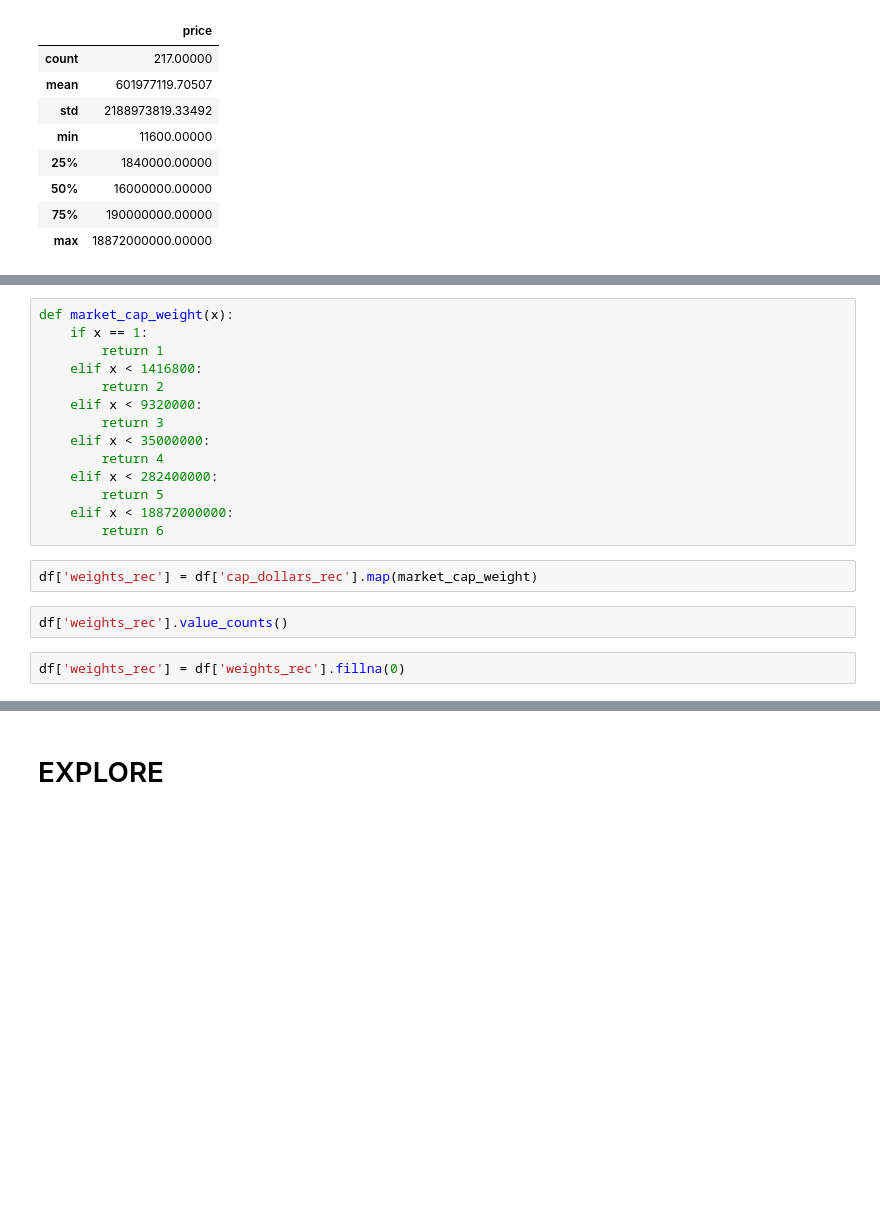
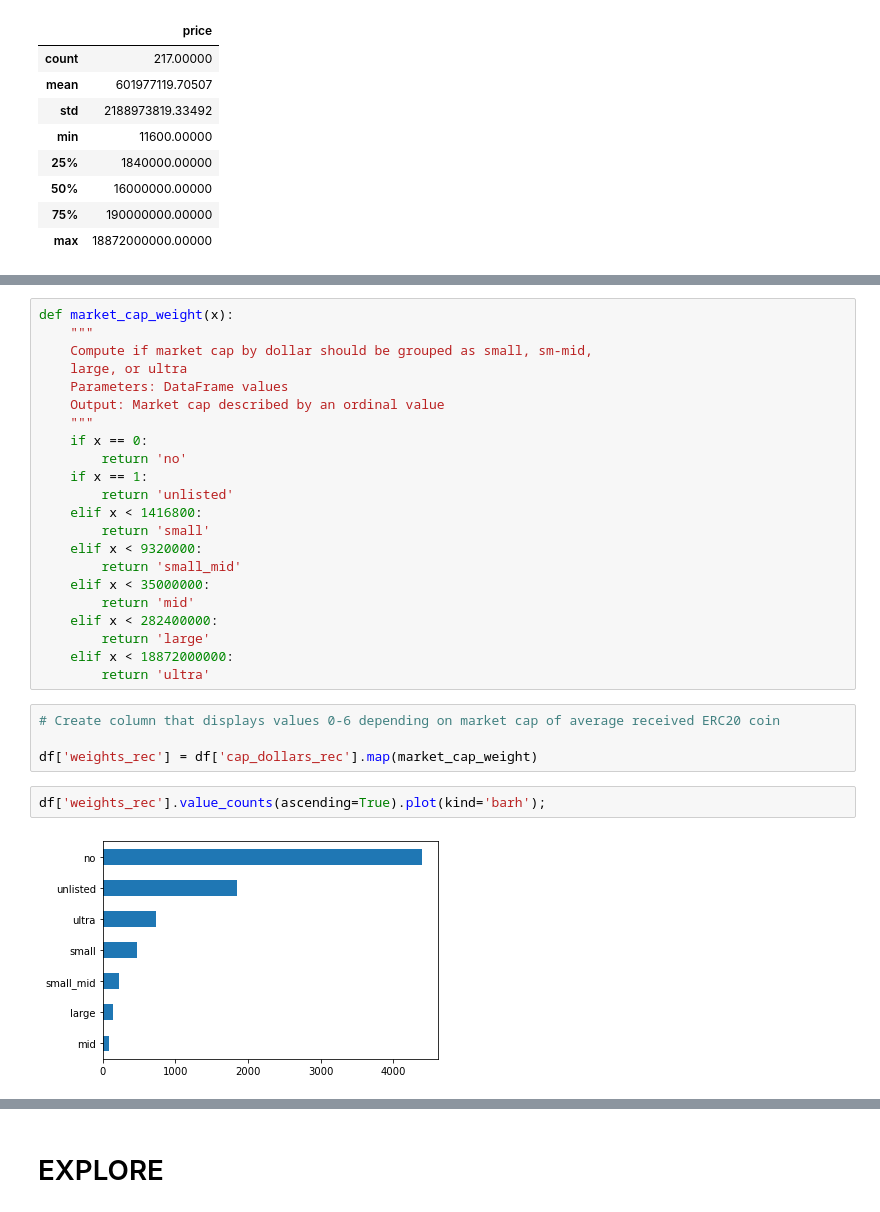
Before and after one commit to kuninethan95/OSEMN, a Jupyter notebook: index_OSEMN.ipynb, the cells around one changed output, grey strips where cells are left out. Saved outputs shown, nothing was run; the diff lists cells and outputs as text; blank space fills up the shorter version.

```diff
--- a/index_OSEMN.ipynb
+++ b/index_OSEMN.ipynb
@@ -665,20 +664,30 @@ print(f"Ultra Cap Upper Bound: ${round(np.quantile(df_priced['price'], 1.00),1):
 # %%
 def market_cap_weight(x):
+    """
+    Compute if market cap by dollar should be grouped as small, sm-mid,
+    large, or ultra
+    Parameters: DataFrame values
+    Output: Market cap described by an ordinal value
+    """
+    if x == 0:
+        return 'no'
     if x == 1:
-        return 1
+        return 'unlisted'
     elif x < 1416800:
-        return 2
+        return 'small'
     elif x < 9320000:
-        return 3
+        return 'small_mid'
     elif x < 35000000:
-        return 4
+        return 'mid'
     elif x < 282400000:
-        return 5
+        return 'large'
     elif x < 18872000000:
-        return 6
+        return 'ultra'
-# %%
-df['weights_rec'] = df['cap_dollars_rec'].map(market_cap_weight)
+# %%
+# Create column that displays values 0-6 depending on market cap of average received ERC20 coin
+
+df['weights_rec'] = df['cap_dollars_rec'].map(market_cap_weight)
 # %%
-df['weights_rec'].value_counts()
+df['weights_rec'].value_counts(ascending=True).plot(kind='barh');
+# %% [output]
+[figure, added]
-# %%
-df['weights_rec'] = df['weights_rec'].fillna(0)
```
Also changed, not shown: parts of 27 cells of this notebook.
